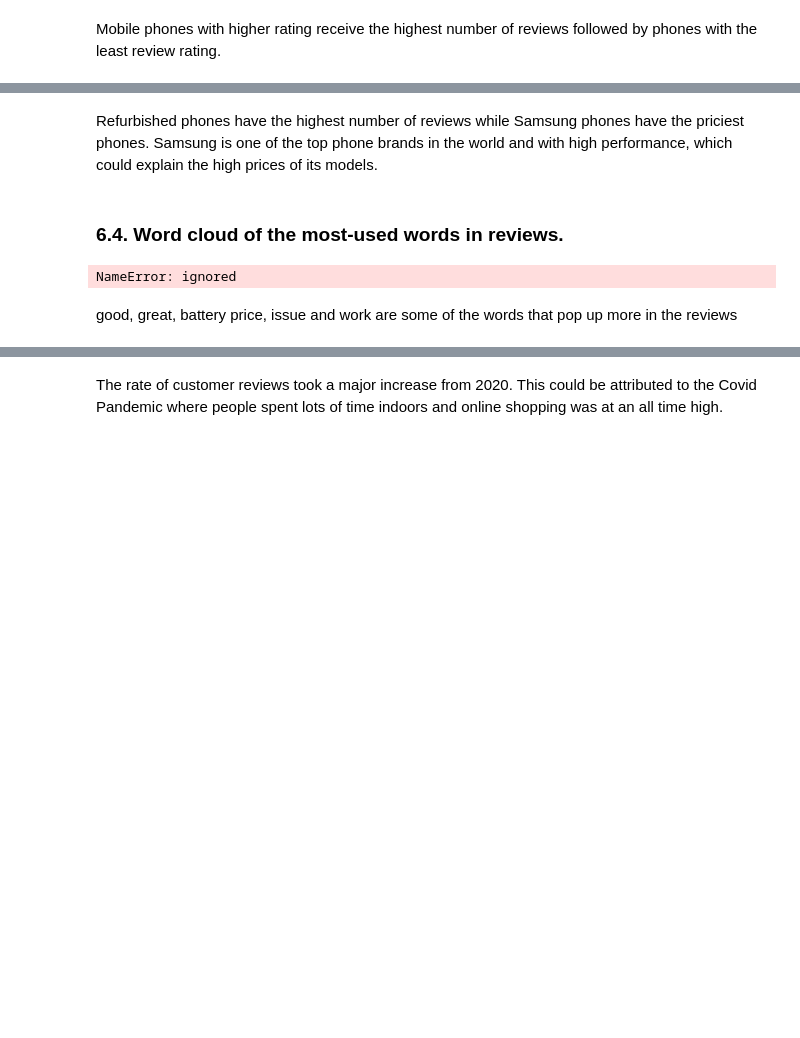
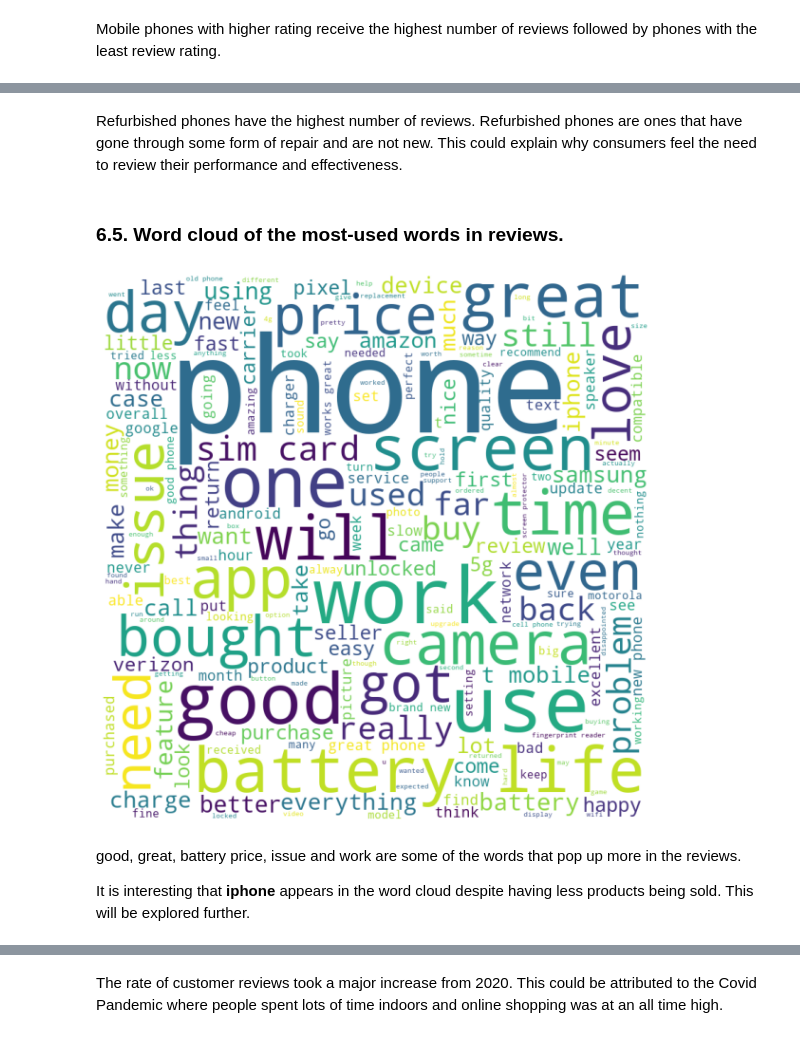
Before and after one commit to Mercy-Njambi/Mobile-Phone-Sentiment-Analysis, a Jupyter notebook: Mobile_Phone_Sentiment_Analysis.ipynb, the cells around one changed output, grey strips where cells are left out. Drawn from its saved outputs; the diff is of its cells as text; code cells hidden in the pictures; blank space fills up the shorter version.

```diff
--- a/Mobile_Phone_Sentiment_Analysis.ipynb
+++ b/Mobile_Phone_Sentiment_Analysis.ipynb
@@ -593,40 +602,42 @@ plt.show();
-# %% [markdown]
-Refurbished phones have the highest number of reviews while Samsung phones have the priciest phones. Samsung is one of the top phone brands in the world and with high performance, which could explain the high prices of its models.
+# %% [markdown]
+Refurbished phones have the highest number of reviews. Refurbished phones are ones that have gone through some form of repair and are not new. This could explain why consumers feel the need to review their performance and effectiveness.
 # %% [markdown]
-### 6.4. Word cloud of the most-used words in reviews.
+### 6.5. Word cloud of the most-used words in reviews.
 # %%
 # Plot a word cloud
 comment_words = ''
 stopwords = set(STOPWORDS)
 
 # iterate through the csv file
 for val in df.Review:
 
     # typecaste each val to string
     val = str(val)
 
     # split the value
     tokens = val.split()
 
     # Converts each token into lowercase
     for i in range(len(tokens)):
         tokens[i] = tokens[i].lower()
 
     comment_words += " ".join(tokens)+" "
 
 wordcloud = WordCloud(width = 800, height = 800,
                 background_color ='white',
                 stopwords = stopwords,
                 min_font_size = 10).generate(comment_words)
 
 # plot the WordCloud image
-plt.figure(figsize = (8, 8), facecolor = None)
+plt.figure(figsize = (15, 8), facecolor = None)
 plt.imshow(wordcloud)
 plt.axis("off")
 plt.tight_layout(pad = 0)
 
 plt.show()
 # %% [output]
-NameError: ignored
+[figure, added]
 # %% [markdown]
-good, great, battery price, issue and work are some of the words that pop up more in the reviews
+good, great, battery price, issue and work are some of the words that pop up more in the reviews.
+
+It is interesting that **iphone** appears in the word cloud despite having less products being sold. This will be explored further.
```
Also changed, not shown: parts of 87 cells of this notebook.
